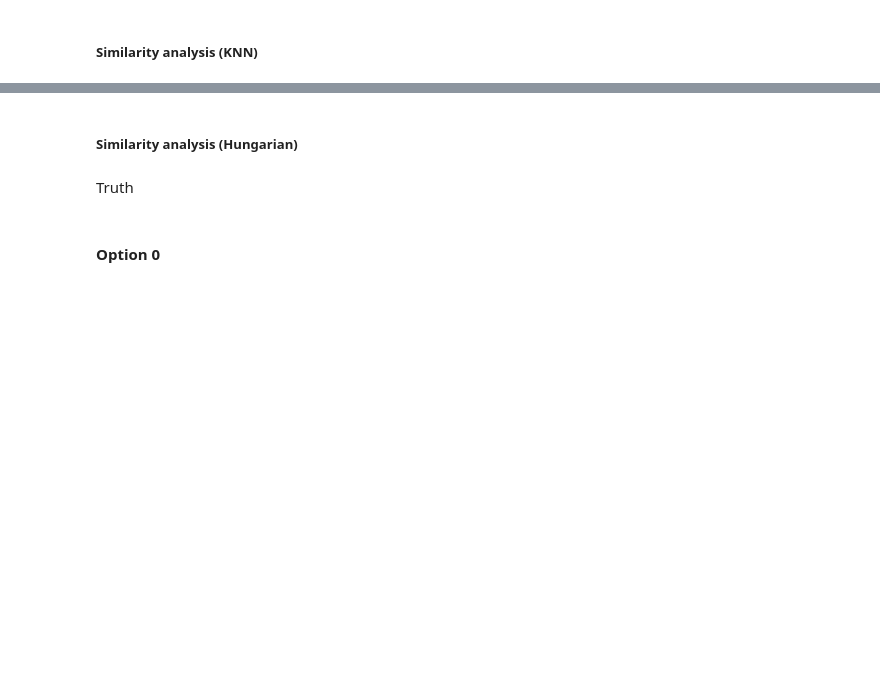
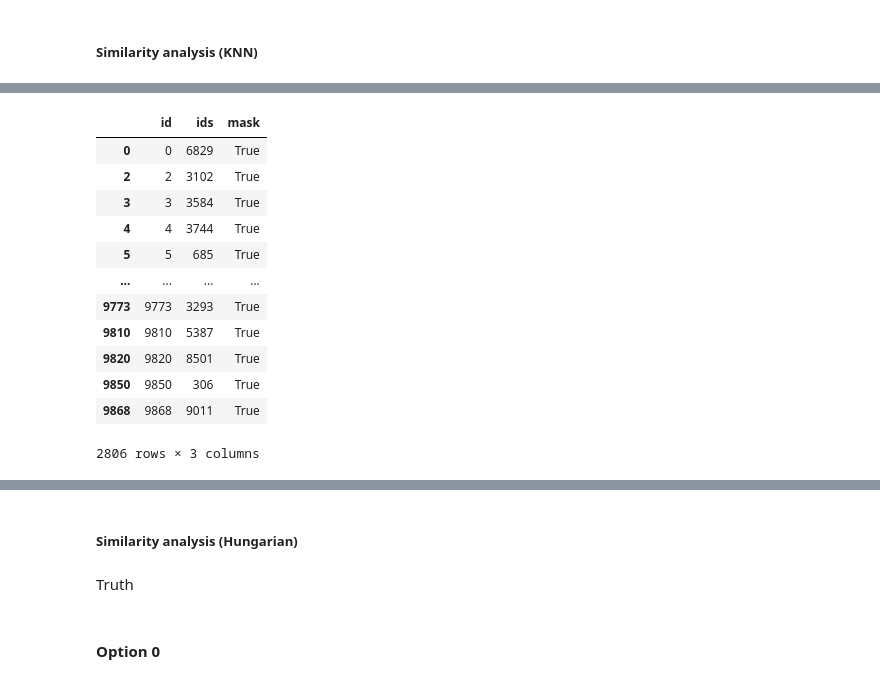
Before and after one commit to win7/Test_Graph_MatchingAlignment, a Jupyter notebook: Network-Alignment-with-Transferable-Graph-Autoencoders/test_subgraph_tg.ipynb, the cells around one changed output, grey strips where cells are left out. Drawn from its saved outputs; the diff is of its cells as text; code cells hidden in the pictures; blank space fills up the shorter version.

```diff
--- a/Network-Alignment-with-Transferable-Graph-Autoencoders/test_subgraph_tg.ipynb
+++ b/Network-Alignment-with-Transferable-Graph-Autoencoders/test_subgraph_tg.ipynb
@@ -750,0 +701,16 @@ array([[   0, 6829],
+# %%
+df_match[df_match["mask"] == True]
+# %% [output]
+|  | id | ids | mask |
+| 0 | 0 | 6829 | True |
+| 2 | 2 | 3102 | True |
+| 3 | 3 | 3584 | True |
+| 4 | 4 | 3744 | True |
+| 5 | 5 | 685 | True |
+| ... | ... | ... | ... |
+| 9773 | 9773 | 3293 | True |
+| 9810 | 9810 | 5387 | True |
+| 9820 | 9820 | 8501 | True |
+| 9850 | 9850 | 306 | True |
+| 9868 | 9868 | 9011 | True |
+2806 rows × 3 columns
```
Also changed, not shown: parts of 32 cells of this notebook, 2 other files.
